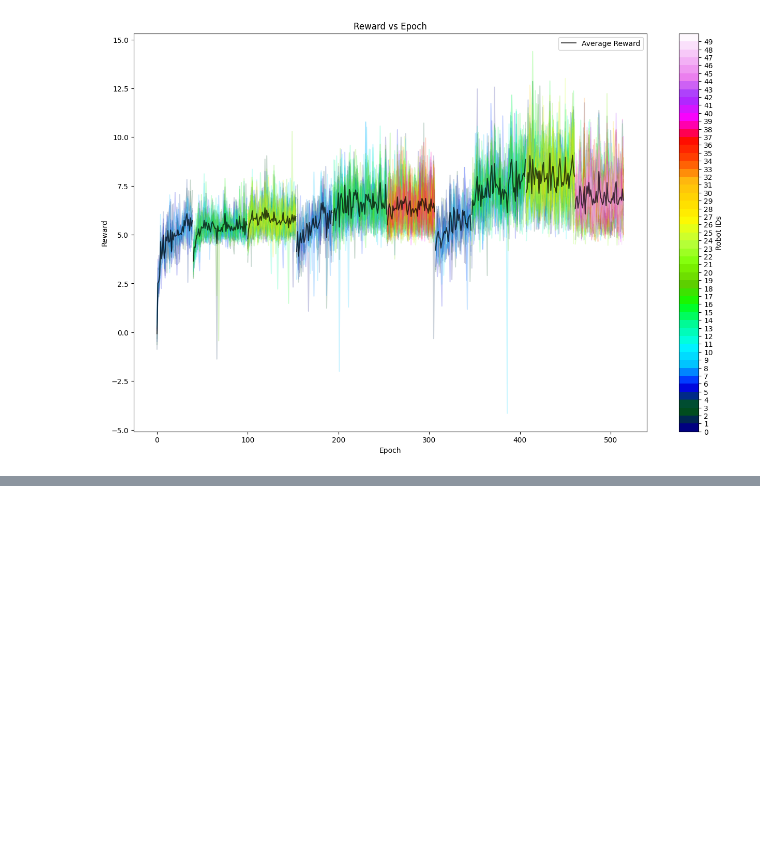
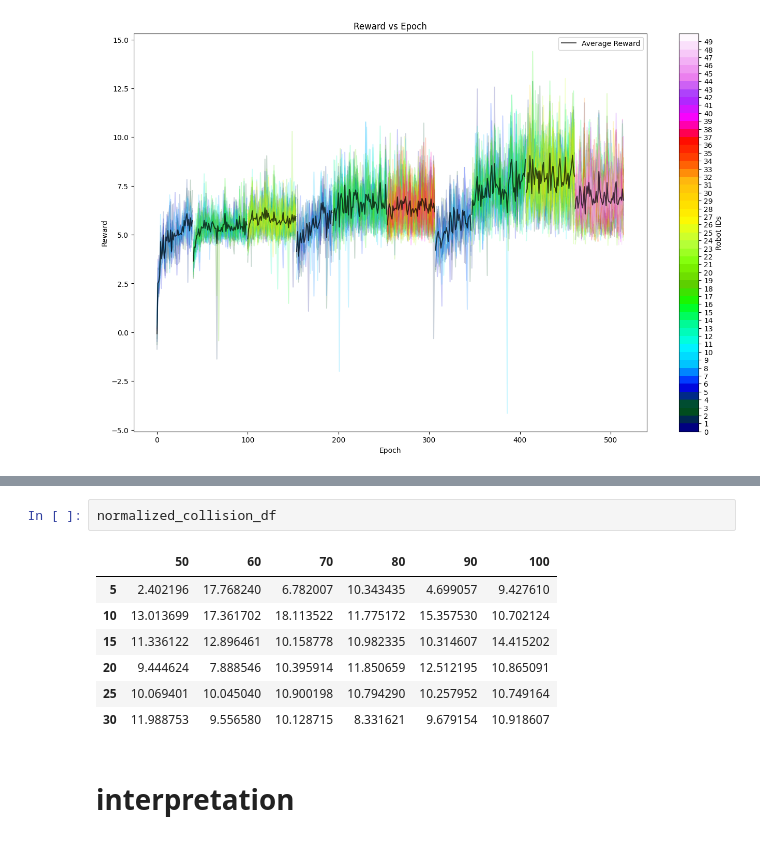
Before and after one commit to Death-Raider/Personal_Projects, a Jupyter notebook: GoalChasing_QLearning/output_processing.ipynb, the cells around one changed output, grey strips where cells are left out. Cells and saved outputs as stored; diff of their text form; blank space fills up the shorter version.

```diff
--- a/GoalChasing_QLearning/output_processing.ipynb
+++ b/GoalChasing_QLearning/output_processing.ipynb
@@ -227,0 +172,12 @@ plt.show()
+# %%
+normalized_collision_df
+# %% [output]
+|  | 50 | 60 | 70 | 80 | 90 | 100 |
+| 5 | 2.402196 | 17.768240 | 6.782007 | 10.343435 | 4.699057 | 9.427610 |
+| 10 | 13.013699 | 17.361702 | 18.113522 | 11.775172 | 15.357530 | 10.702124 |
+| 15 | 11.336122 | 12.896461 | 10.158778 | 10.982335 | 10.314607 | 14.415202 |
+| 20 | 9.444624 | 7.888546 | 10.395914 | 11.850659 | 12.512195 | 10.865091 |
+| 25 | 10.069401 | 10.045040 | 10.900198 | 10.794290 | 10.257952 | 10.749164 |
+| 30 | 11.988753 | 9.556580 | 10.128715 | 8.331621 | 9.679154 | 10.918607 |
+# %% [markdown]
+# interpretation
```
Also changed, not shown: parts of 15 cells of this notebook, 11 other files.
